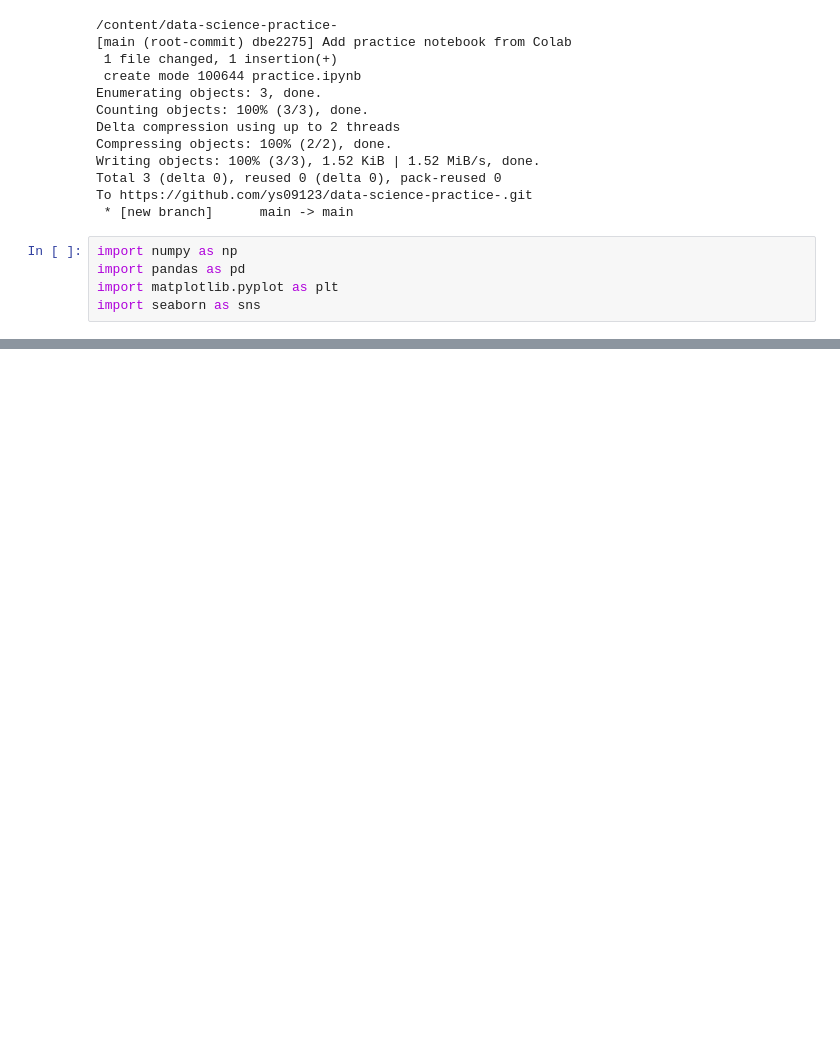
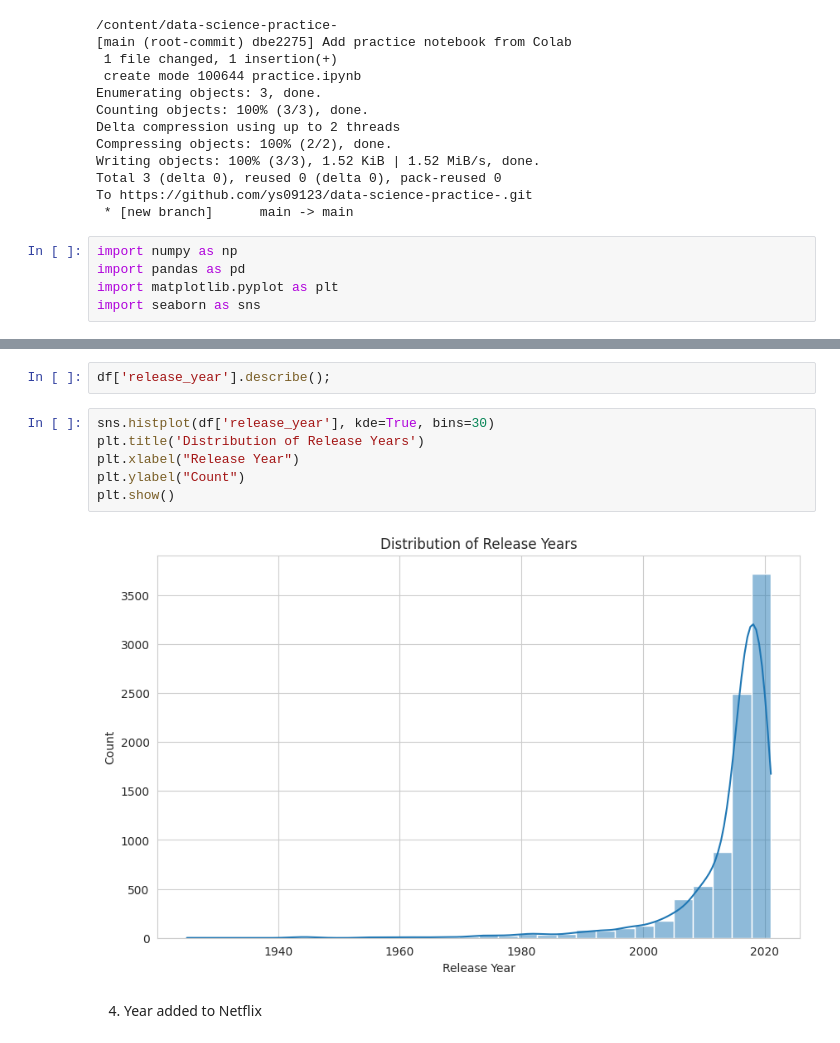
Before and after one commit to ys09123/data-science-practice-, a Jupyter notebook: practice.ipynb, the cells around one changed output, grey strips where cells are left out. Cells and saved outputs as stored; diff of their text form; blank space fills up the shorter version.

```diff
--- a/practice.ipynb
+++ b/practice.ipynb
@@ -60,0 +270,12 @@ FileNotFoundError: [Errno 2] No such file or directory: '/content/data-science-p
+# %%
+df['release_year'].describe();
+# %%
+sns.histplot(df['release_year'], kde=True, bins=30)
+plt.title('Distribution of Release Years')
+plt.xlabel("Release Year")
+plt.ylabel("Count")
+plt.show()
+# %% [output]
+[figure, added]
+# %% [markdown]
+4. Year added to Netflix
```
Also changed, not shown: parts of 48 cells of this notebook.
